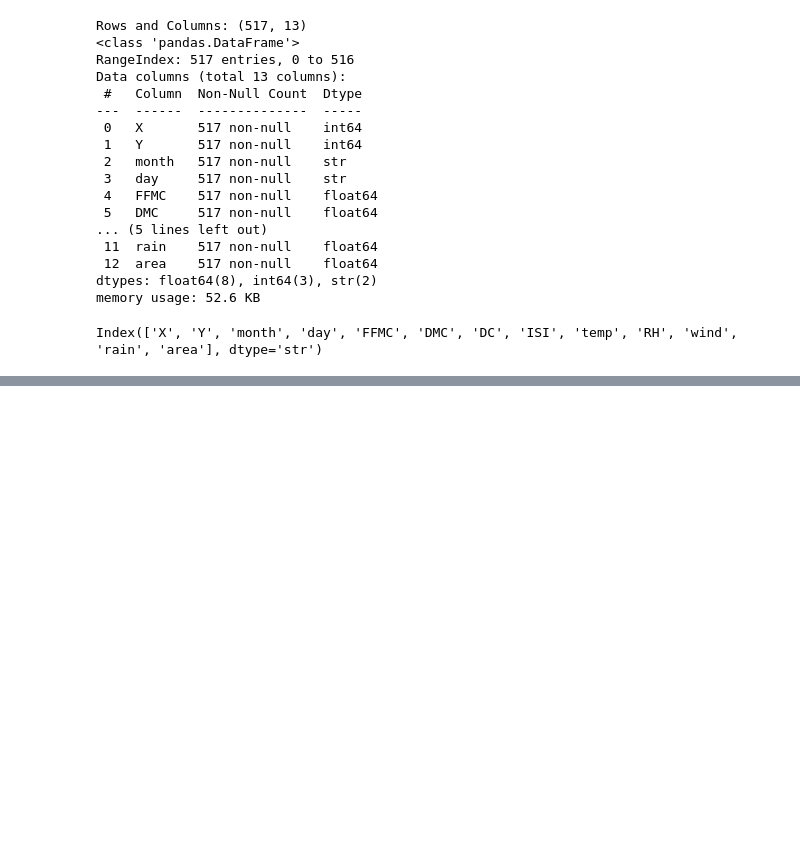
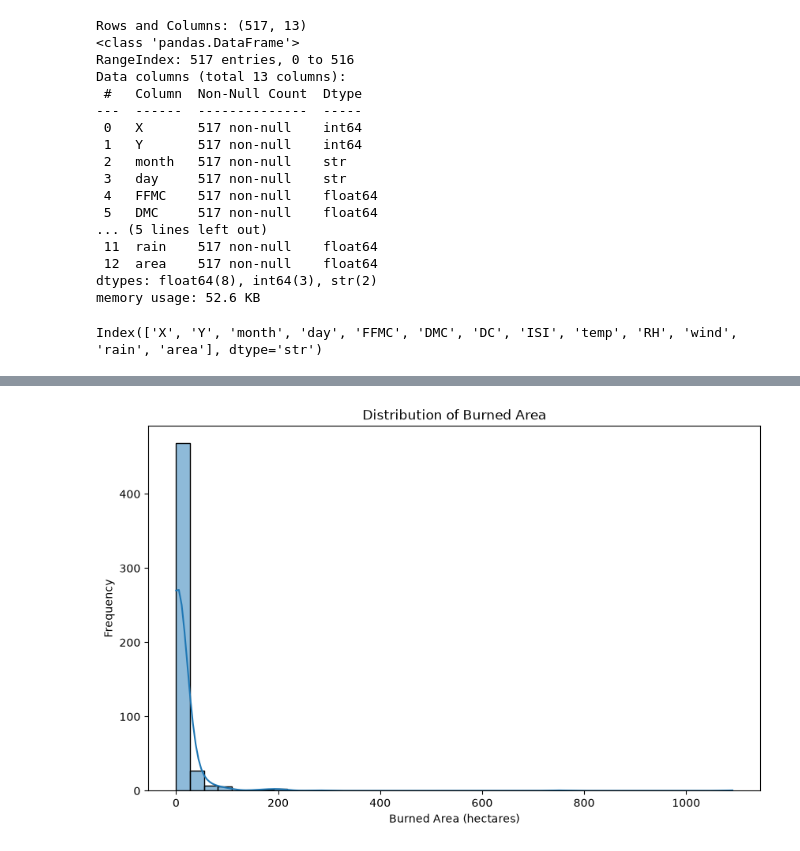
Before and after one commit to mraznyrazeek/Forest-Fire-Burned-Area-Prediction-System, a Jupyter notebook: backend/notebooks/01_dataset_investigation.ipynb, the cells around one changed output, grey strips where cells are left out. Saved outputs shown, nothing was run; the diff lists cells and outputs as text; code cells hidden in the pictures; blank space fills up the shorter version.

```diff
--- a/backend/notebooks/01_dataset_investigation.ipynb
+++ b/backend/notebooks/01_dataset_investigation.ipynb
@@ -80,0 +167,12 @@ Index(['X', 'Y', 'month', 'day', 'FFMC', 'DMC', 'DC', 'ISI', 'temp', 'RH', 'wind
+# %%
+plt.figure(figsize=(10,6))
+
+sns.histplot(df["area"], bins=40, kde=True)
+
+plt.title("Distribution of Burned Area")
+plt.xlabel("Burned Area (hectares)")
+plt.ylabel("Frequency")
+
+plt.show()
+# %% [output]
+[figure, added]
```
Also changed, not shown: parts of 15 cells of this notebook.
